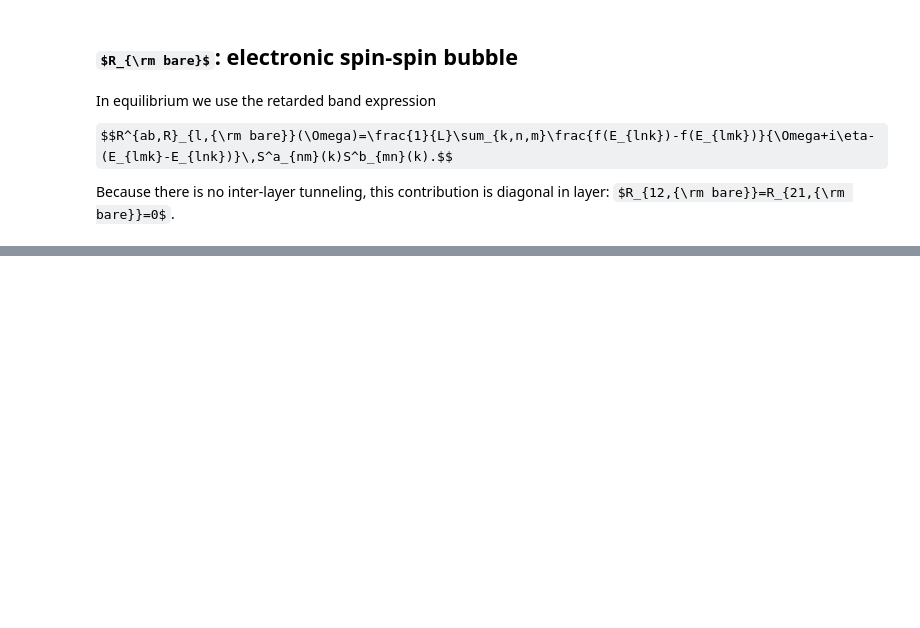
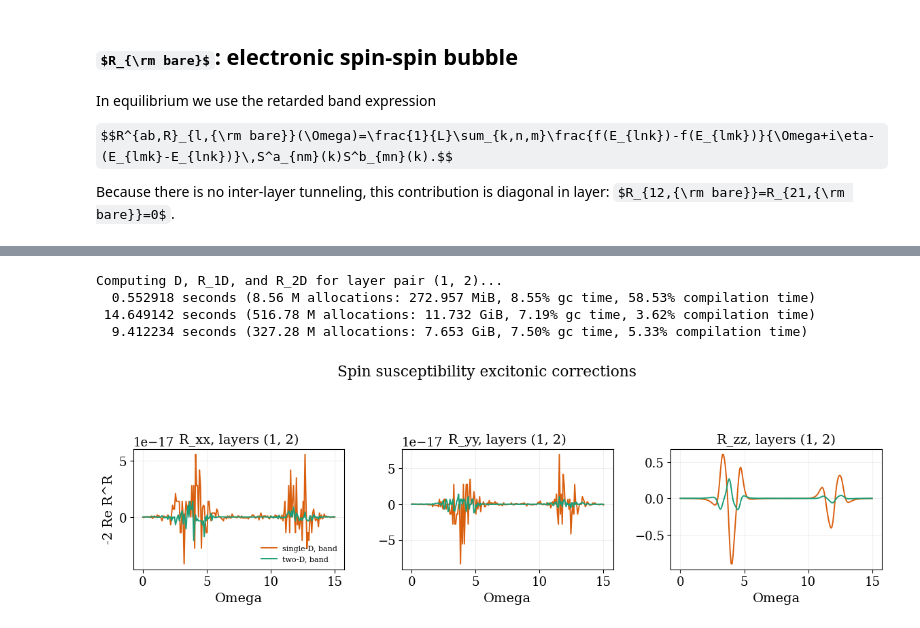
Before and after one commit to fegarciaga/05_tJ_exciton, a Jupyter notebook: RPA-exciton/StaticSpinSucep.ipynb, the cells around one changed output, grey strips where cells are left out. Saved outputs shown, nothing was run; the diff lists cells and outputs as text; code cells hidden in the pictures; some formulas as TeX source; blank space fills up the shorter version.

Commit message:
The corrections to the spin suceptibility were added, additionally for the excitonic correlators all the mixed components were also explored.

```diff
--- a/RPA-exciton/StaticSpinSucep.ipynb
+++ b/RPA-exciton/StaticSpinSucep.ipynb
@@ -44,9 +66,9 @@ L = 100
 Δ_layer = 8.0
 Jsd = 0.35
 Mmag = 1.0
-θ = 0.0
+θ = pi/4
 V = -1.2
-T = 0.08
+T = 0.08#0.2#0.08
 
 # Chemical potentials diagonal in the Hamiltonian.
 μchem = 0.0
@@ -54,7 +76,7 @@ T = 0.08
 μ1 = μchem + μbias/2
 μ2 = μchem - μbias/2
 
-ηΩ = 0.16
+ηΩ = 0.25#32#16
 Ωmin, Ωmax, NΩ = 0.0, 15.0, 401
 
 ks = collect(range(-π, stop=π - 2π/L, length=L))
@@ -182,0 +277,8 @@ Before implementing it, we need to fix the sign convention, the factor of $J_{sd
+# %%
+# Independent internal-frequency grid for the explicit Langreth vertex.
+ωv_min, ωv_max, Nωv = -15.0, 15.0, 401
+ωs_vertex = collect(range(ωv_min, ωv_max, length=Nωv))
+dω_vertex = ωs_vertex[2] - ωs_vertex[1]
+
+# Electronic broadening used inside the explicit Green functions.
+ηe = ηΩ / 2;
@@ -182,0 +893,60 @@ Before implementing it, we need to fix the sign convention, the factor of $J_{sd
+# %%
+# Quick-look grids for the frequency-domain spin susceptibility figure.
+Lχ = 100
+Ωχ_min, Ωχ_max, NΩχ = 0.0, 15.0, 201
+ωχ_min, ωχ_max, Nωχ = -15.0, 15.0, 321  # only used when vertex_methodχ = :langreth
+ηDχ = 0.52#ηΩ
+ηΛχ = 0.52#ηΩ
+
+ksχ = collect(range(-π, stop=π - 2π/Lχ, length=Lχ))
+Ωsχ = collect(range(Ωχ_min, Ωχ_max, length=NΩχ))
+ωsχ = collect(range(ωχ_min, ωχ_max, length=Nωχ))
+
+layer_pairχ = (1, 2)
+vertex_methodχ = :band
+plot_partχ = real#imag#real  # use imag for the absorptive part
+ylabel_partχ = plot_partχ === real ? "Re" : "Im"
+
+println("Computing D, R_1D, and R_2D for layer pair " * string(layer_pairχ) * "...")
+# @time Rbareχ, layer_dataχ = spin_susceptibility_bare_band(Ωsχ, ksχ, θ)
+@time Dχ, Πχ, dataDχ = precompute_exciton_D(Ωsχ, ksχ, θ; V=V, η=ηDχ)
+D_metaχ = (NΩ=length(Ωsχ), L=length(ksχ), θ=θ, V=V, ηD=ηDχ, μ1=μ1, μ2=μ2)
+
+if vertex_methodχ == :band
+    @time R1Ddiagχ, Λdiagχ, dataΛχ = spin_susceptibility_oneD_diag_band(Dχ, Ωsχ, ksχ, θ; layer_pair=layer_pairχ, η=ηΛχ)
+elseif vertex_methodχ == :langreth
+    @time R1Ddiagχ, Λdiagχ = spin_susceptibility_oneD_diag_explicit_langreth(Dχ, Ωsχ, ωsχ, ksχ, θ; layer_pair=layer_pairχ, η=ηΛχ)
+else
+    error("Unknown vertex_methodχ: " * string(vertex_methodχ))
+end
+Λdiag_metaχ = (NΩ=length(Ωsχ), L=length(ksχ), θ=θ, ηΛ=ηΛχ, layer_pair=layer_pairχ, method=vertex_methodχ)
+
+@time R2Ddiagχ, R2Dχ, Λoneχ, dataΛoneχ = spin_susceptibility_twoD_diag_band(Dχ, Ωsχ, ksχ, θ; layer_pair=layer_pairχ, η=ηΛχ)
+Λone_metaχ = (NΩ=length(Ωsχ), L=length(ksχ), θ=θ, ηΛ=ηΛχ, method=:band)
+
+fig, axs = subplots(1, 3, figsize=(12.0, 3.8), sharex=true)
+for a in 1:3
+    ax = axs[a]
+    # Abare = [-2 * imag(Rbareχ[layer_pairχ[1], layer_pairχ[2], a, a, iΩ]) for iΩ in axes(Rbareχ, 5)]
+    A1D = [-2 * plot_partχ(R1Ddiagχ[a, iΩ]) for iΩ in axes(R1Ddiagχ, 2)]
+    A2D = [-2 * plot_partχ(R2Ddiagχ[a, iΩ]) for iΩ in axes(R2Ddiagχ, 2)]
+    Atotal = A1D .+ A2D
+
+    #ax.plot(Ωsχ, Abare, color="0.45", lw=1.5, label="bare")
+    ax.plot(Ωsχ, A1D, color="#d95f0e", lw=1.4, label="single-D, " * string(vertex_methodχ))
+    ax.plot(Ωsχ, A2D, color="#1b9e77", lw=1.4, label="two-D, band")
+    #ax.plot(Ωsχ, Atotal, color="black", lw=1.8, label="single-D + two-D")
+    ax.set_title("R_" * spin_labels[a] * spin_labels[a] * ", layers " * string(layer_pairχ))
+    ax.set_xlabel("Omega")
+    ax.grid(alpha=0.18)
+end
+axs[1].set_ylabel("-2 " * ylabel_partχ * " R^R")
+axs[1].legend(frameon=false, fontsize=8)
+fig.suptitle("Spin susceptibility excitonic corrections")
+fig.tight_layout(rect=(0, 0, 1, 0.92))
+# %% [output]
+Computing D, R_1D, and R_2D for layer pair (1, 2)...
+  0.552918 seconds (8.56 M allocations: 272.957 MiB, 8.55% gc time, 58.53% compilation time)
+ 14.649142 seconds (516.78 M allocations: 11.732 GiB, 7.19% gc time, 3.62% compilation time)
+  9.412234 seconds (327.28 M allocations: 7.653 GiB, 7.50% gc time, 5.33% compilation time)
+[figure, added]
```
Also changed, not shown: parts of 22 cells of this notebook, 3 other files.
